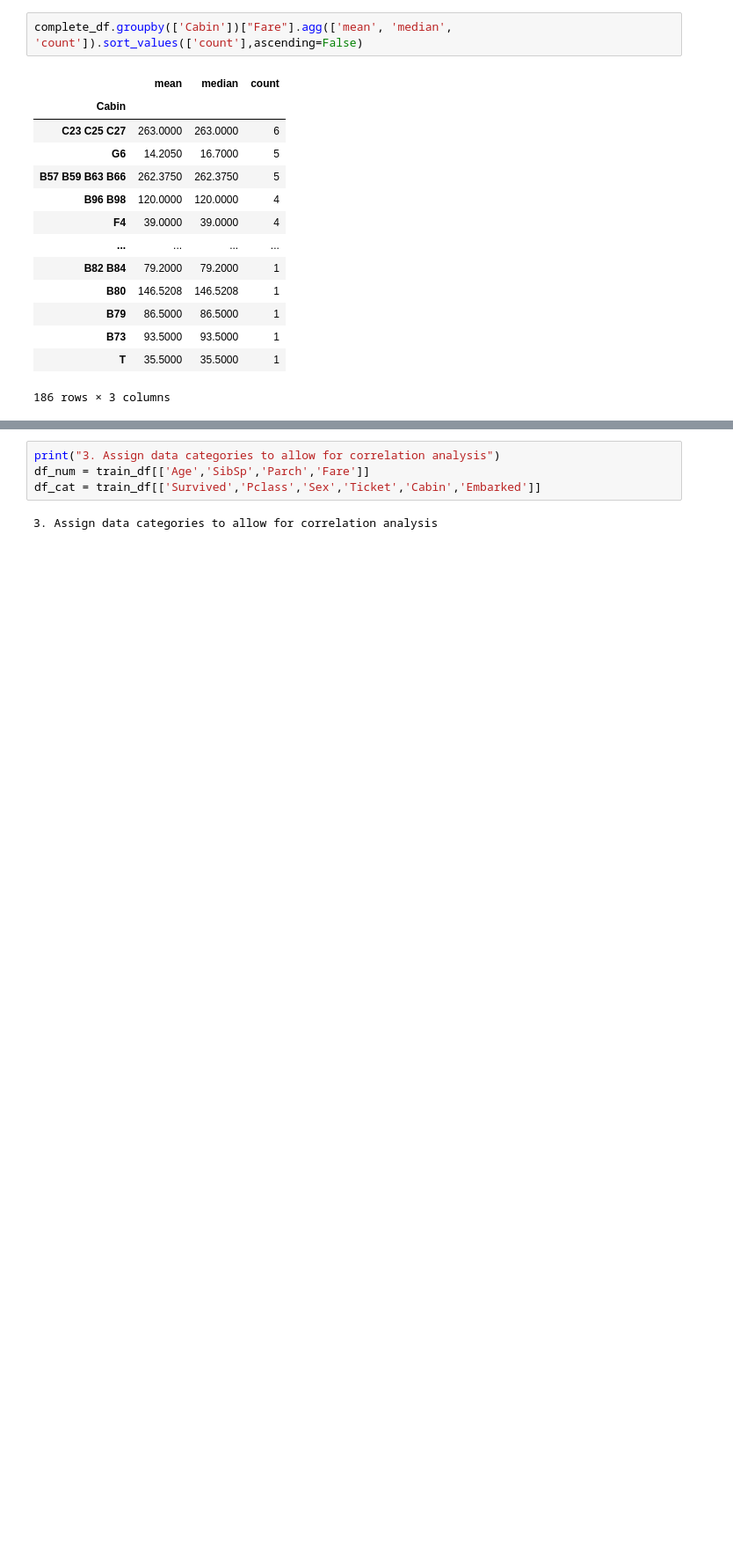
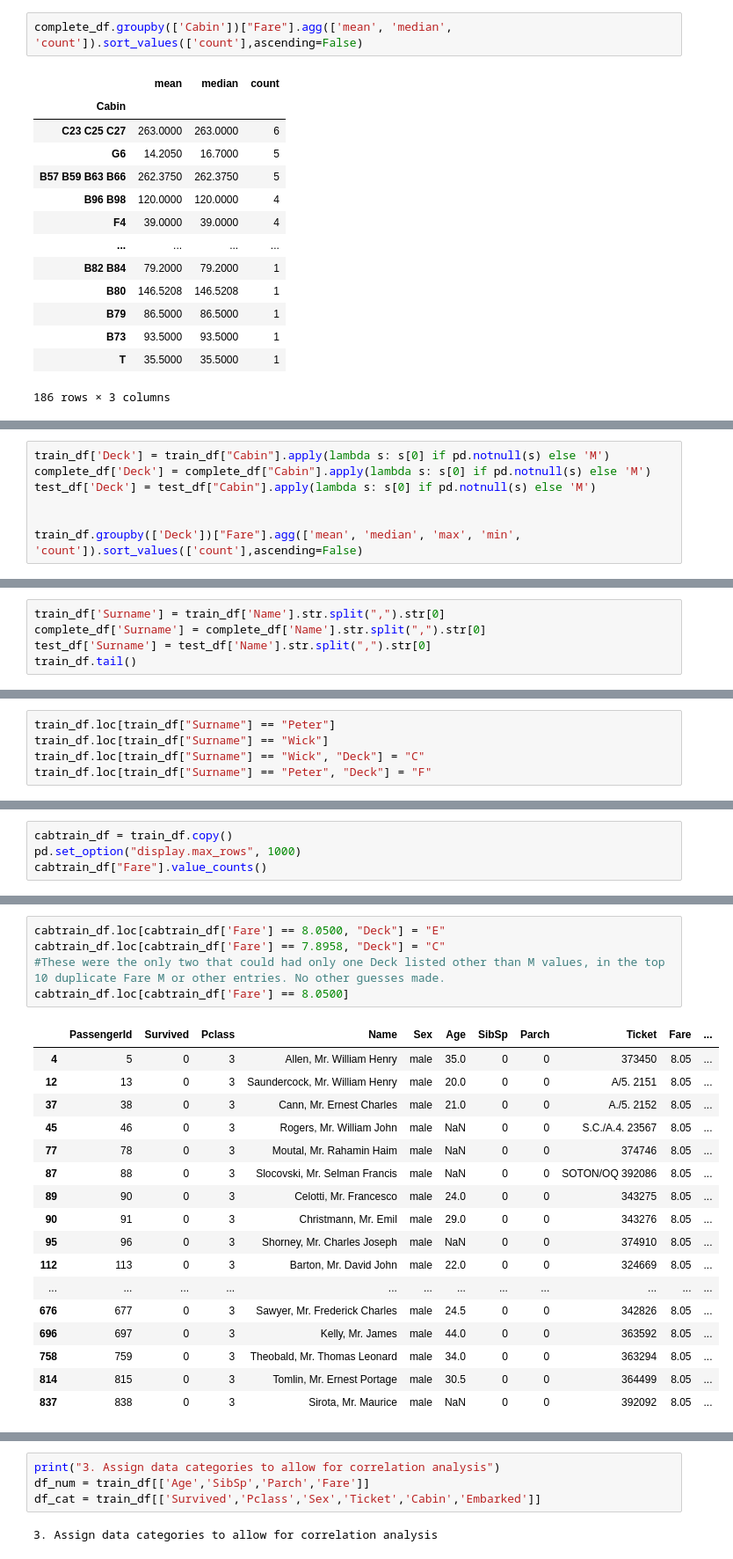
Before and after one commit to LAOLeary/kaggle-titanic, a Jupyter notebook: titanic-ML-example.ipynb, the cells around one changed output, grey strips where cells are left out. Shown: that part at 88% size. Drawn from its saved outputs; the diff is of its cells as text; blank space fills up the shorter version.

```diff
--- a/titanic-ML-example.ipynb
+++ b/titanic-ML-example.ipynb
@@ -531,0 +572,7 @@ complete_df[complete_df['Cabin'].isnull()].sort_values(['Fare'],ascending=False)
+# %%
+train_df['Deck'] = train_df["Cabin"].apply(lambda s: s[0] if pd.notnull(s) else 'M')
+complete_df['Deck'] = complete_df["Cabin"].apply(lambda s: s[0] if pd.notnull(s) else 'M')
+test_df['Deck'] = test_df["Cabin"].apply(lambda s: s[0] if pd.notnull(s) else 'M')
+
+
+train_df.groupby(['Deck'])["Fare"].agg(['mean', 'median', 'max', 'min', 'count']).sort_values(['count'],ascending=False)
@@ -531,0 +591,5 @@ complete_df[complete_df['Cabin'].isnull()].sort_values(['Fare'],ascending=False)
+# %%
+train_df['Surname'] = train_df['Name'].str.split(",").str[0]
+complete_df['Surname'] = complete_df['Name'].str.split(",").str[0]
+test_df['Surname'] = test_df['Name'].str.split(",").str[0]
+train_df.tail()
@@ -531,0 +624,5 @@ complete_df[complete_df['Cabin'].isnull()].sort_values(['Fare'],ascending=False)
+# %%
+train_df.loc[train_df["Surname"] == "Peter"]
+train_df.loc[train_df["Surname"] == "Wick"]
+train_df.loc[train_df["Surname"] == "Wick", "Deck"] = "C"
+train_df.loc[train_df["Surname"] == "Peter", "Deck"] = "F"
@@ -531,0 +670,4 @@ complete_df[complete_df['Cabin'].isnull()].sort_values(['Fare'],ascending=False)
+# %%
+cabtrain_df = train_df.copy()
+pd.set_option("display.max_rows", 1000)
+cabtrain_df["Fare"].value_counts()
@@ -531,0 +692,23 @@ complete_df[complete_df['Cabin'].isnull()].sort_values(['Fare'],ascending=False)
+# %%
+cabtrain_df.loc[cabtrain_df['Fare'] == 8.0500, "Deck"] = "E"
+cabtrain_df.loc[cabtrain_df['Fare'] == 7.8958, "Deck"] = "C"
+#These were the only two that could had only one Deck listed other than M values, in the top 10 duplicate Fare M or other entries. No other guesses made.
+cabtrain_df.loc[cabtrain_df['Fare'] == 8.0500]
+# %% [output]
+|  | PassengerId | Survived | Pclass | Name | Sex | Age | SibSp | Parch | Ticket | Fare | ... |
+| 4 | 5 | 0 | 3 | Allen, Mr. William Henry | male | 35.0 | 0 | 0 | 373450 | 8.05 | ... |
+| 12 | 13 | 0 | 3 | Saundercock, Mr. William Henry | male | 20.0 | 0 | 0 | A/5. 2151 | 8.05 | ... |
+| 37 | 38 | 0 | 3 | Cann, Mr. Ernest Charles | male | 21.0 | 0 | 0 | A./5. 2152 | 8.05 | ... |
+| 45 | 46 | 0 | 3 | Rogers, Mr. William John | male | NaN | 0 | 0 | S.C./A.4. 23567 | 8.05 | ... |
+| 77 | 78 | 0 | 3 | Moutal, Mr. Rahamin Haim | male | NaN | 0 | 0 | 374746 | 8.05 | ... |
+| 87 | 88 | 0 | 3 | Slocovski, Mr. Selman Francis | male | NaN | 0 | 0 | SOTON/OQ 392086 | 8.05 | ... |
+| 89 | 90 | 0 | 3 | Celotti, Mr. Francesco | male | 24.0 | 0 | 0 | 343275 | 8.05 | ... |
+| 90 | 91 | 0 | 3 | Christmann, Mr. Emil | male | 29.0 | 0 | 0 | 343276 | 8.05 | ... |
+| 95 | 96 | 0 | 3 | Shorney, Mr. Charles Joseph | male | NaN | 0 | 0 | 374910 | 8.05 | ... |
+| 112 | 113 | 0 | 3 | Barton, Mr. David John | male | 22.0 | 0 | 0 | 324669 | 8.05 | ... |
+| ... | ... | ... | ... | ... | ... | ... | ... | ... | ... | ... | ... |
+| 676 | 677 | 0 | 3 | Sawyer, Mr. Frederick Charles | male | 24.5 | 0 | 0 | 342826 | 8.05 | ... |
+| 696 | 697 | 0 | 3 | Kelly, Mr. James | male | 44.0 | 0 | 0 | 363592 | 8.05 | ... |
+| 758 | 759 | 0 | 3 | Theobald, Mr. Thomas Leonard | male | 34.0 | 0 | 0 | 363294 | 8.05 | ... |
+| 814 | 815 | 0 | 3 | Tomlin, Mr. Ernest Portage | male | 30.5 | 0 | 0 | 364499 | 8.05 | ... |
+| 837 | 838 | 0 | 3 | Sirota, Mr. Maurice | male | NaN | 0 | 0 | 392092 | 8.05 | ... |
```
Also changed, not shown: parts of 32 cells of this notebook.
